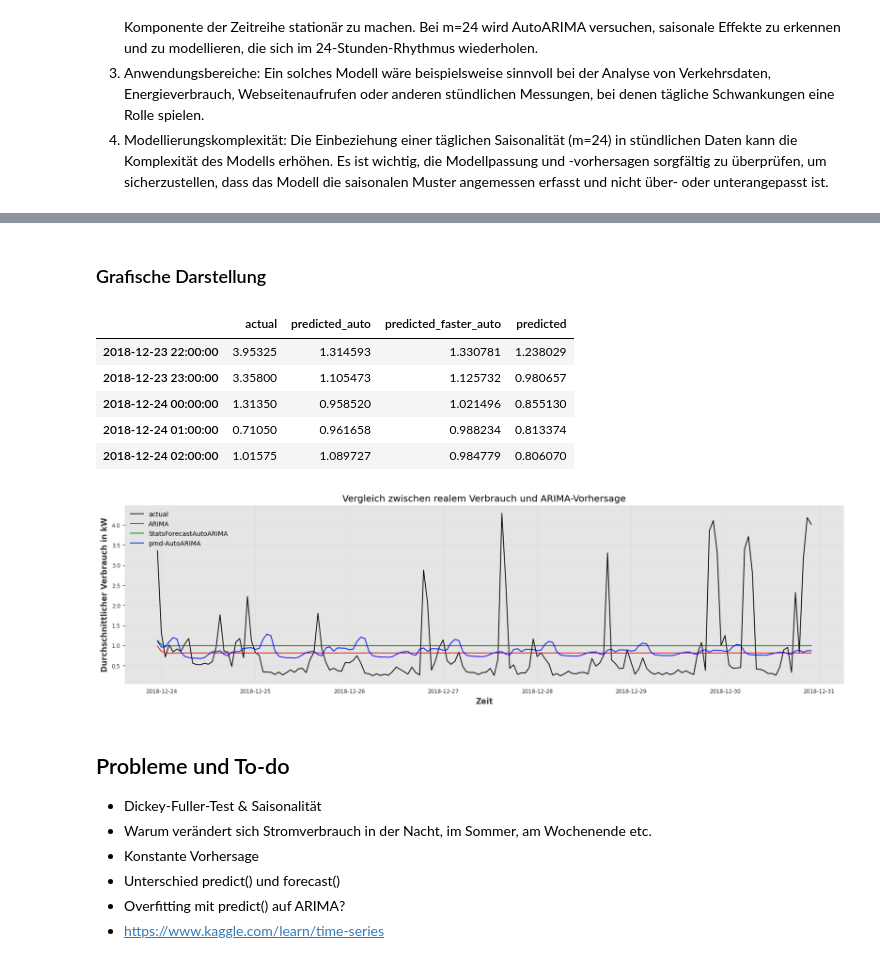
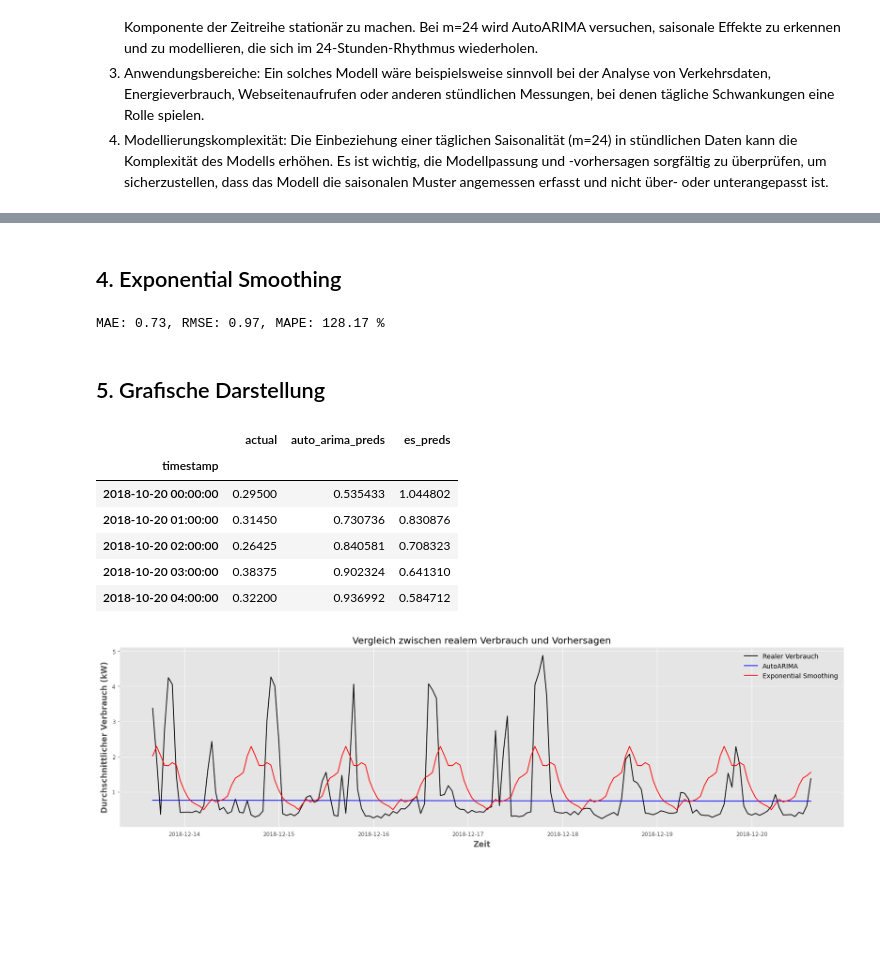
Before and after one commit to philipplandeck/energy-consumption-prediction, a Jupyter notebook: src/03-arima-prediction.ipynb, the cells around one changed output, grey strips where cells are left out. Saved outputs shown, nothing was run; the diff lists cells and outputs as text; code cells hidden in the pictures; blank space fills up the shorter version.

```diff
--- a/src/03-arima-prediction.ipynb
+++ b/src/03-arima-prediction.ipynb
@@ -91,5 +73,0 @@ group_info
-# %%
-df = df[df.dataid == best_id][['timestamp', 'use']]
-df.set_index('timestamp', inplace=True)
-
-df.head()
@@ -246,37 +187,50 @@ MAE: 0.55, RMSE: 0.88, MAPE: 86.57 %
+# %% [markdown]
+<a id="4"></a>
+## 4. Exponential Smoothing
+# %%
+from darts.models import ExponentialSmoothing
+
+es_model = ExponentialSmoothing(trend=None, seasonal_periods=24)
+es_model.fit(train_series)
+
+es_predictions = es_model.predict(len(test_data))
+print_metrics(test_data, es_predictions.values())
+# %% [output]
+MAE: 0.73, RMSE: 0.97, MAPE: 128.17 %
 # %% [markdown]
-### Grafische Darstellung
+<a id="5"></a>
+## 5. Grafische Darstellung
 # %%
-df_comp = pd.DataFrame(test_data)
-df_comp.rename(columns={'use': 'actual'}, inplace=True)
-df_comp['predicted_auto'] = auto_predictions.values
-df_comp['predicted_faster_auto'] = faster_auto_predictions.values()
-df_comp['predicted'] = predictions.values
-df_comp.head()
+df_comp_test = pd.DataFrame(test_data)
+df_comp_test.rename(columns={'use': 'actual'}, inplace=True)
+df_comp_test['auto_arima_preds'] = auto_arima_predictions.values()
+df_comp_test['es_preds'] = es_predictions.values()
+df_comp_test.head()
 # %% [output]
-|  | actual | predicted_auto | predicted_faster_auto | predicted |
-| 2018-12-23 22:00:00 | 3.95325 | 1.314593 | 1.330781 | 1.238029 |
-| 2018-12-23 23:00:00 | 3.35800 | 1.105473 | 1.125732 | 0.980657 |
-| 2018-12-24 00:00:00 | 1.31350 | 0.958520 | 1.021496 | 0.855130 |
-| 2018-12-24 01:00:00 | 0.71050 | 0.961658 | 0.988234 | 0.813374 |
-| 2018-12-24 02:00:00 | 1.01575 | 1.089727 | 0.984779 | 0.806070 |
+|  | actual | auto_arima_preds | es_preds |
+| timestamp |  |  |  |
+| 2018-10-20 00:00:00 | 0.29500 | 0.535433 | 1.044802 |
+| 2018-10-20 01:00:00 | 0.31450 | 0.730736 | 0.830876 |
+| 2018-10-20 02:00:00 | 0.26425 | 0.840581 | 0.708323 |
+| 2018-10-20 03:00:00 | 0.38375 | 0.902324 | 0.641310 |
+| 2018-10-20 04:00:00 | 0.32200 | 0.936992 | 0.584712 |
 # %%
-datapoints_week = 24 * 7
-last_start_idx = len(df_comp) - datapoints_week - 1
+datapoints_per_week = 24 * 7
+last_start_idx = len(df_comp_test) - 1 - datapoints_per_week
 start_idx = random.randint(0, last_start_idx)
-end_idx = start_idx + datapoints_week
-df_plot = df_comp[start_idx:end_idx]
+end_idx = start_idx + datapoints_per_week
+df_plot_test = df_comp_test[start_idx:end_idx]
 
 plt.figure(figsize=(20, 5))
-plt.plot(df_plot.index, df_plot.actual, color='black', label='actual')
-plt.plot(df_plot.index, df_plot.predicted, color='red', label='ARIMA')
-plt.plot(df_plot.index, df_plot.predicted_faster_auto, color='green', label='StatsForecastAutoARIMA')
-plt.plot(df_plot.index, df_plot.predicted_auto, color='blue', label='pmd-AutoARIMA')
-plt.title('Vergleich zwischen realem Verbrauch und ARIMA-Vorhersage')
+plt.plot(df_plot_test.index, df_plot_test.actual, color='black', label='Realer Verbrauch')
+plt.plot(df_plot_test.index, df_plot_test.auto_arima_preds, color='blue', label='AutoARIMA')
+plt.plot(df_plot_test.index, df_plot_test.es_preds, color='red', label='Exponential Smoothing')
+plt.title('Vergleich zwischen realem Verbrauch und Vorhersagen')
 plt.xlabel('Zeit')
-plt.ylabel('Durchschnittlicher Verbrauch in kW')
+plt.ylabel('Durchschnittlicher Verbrauch (kW)')
 plt.legend()
 plt.show()
 # %% [output]
-[figure, old version]
+[figure, new version]
 # %%
 # Als csv-Datei speichern
@@ -287,8 +238,0 @@ df_save.to_csv('arima_1642.csv', index=False)
-# %% [markdown]
-## Probleme und To-do
-* Dickey-Fuller-Test & Saisonalität
-* Warum verändert sich Stromverbrauch in der Nacht, im Sommer, am Wochenende etc.
-* Konstante Vorhersage
-* Unterschied predict() und forecast()
-* Overfitting mit predict() auf ARIMA?
-* https://www.kaggle.com/learn/time-series
```
Also changed, not shown: parts of 29 cells of this notebook, 2 other files.
